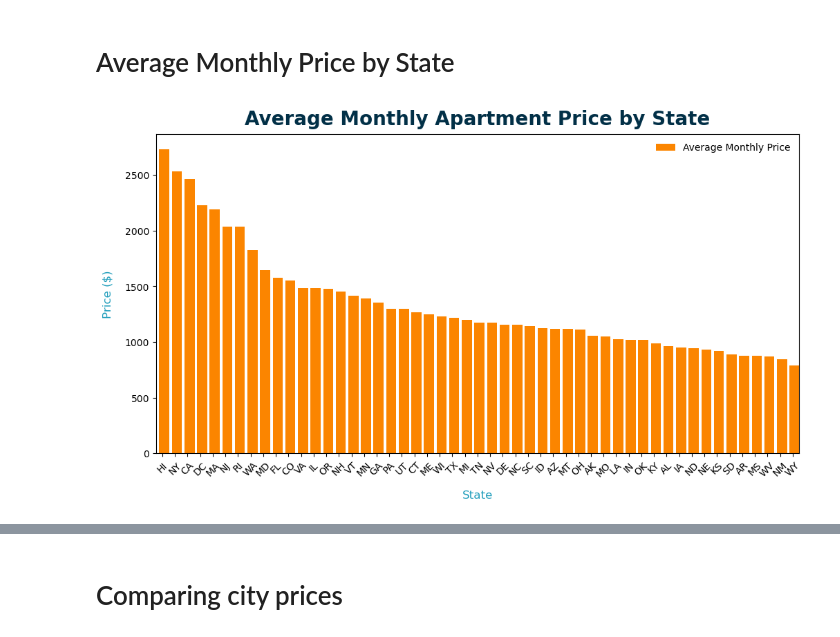
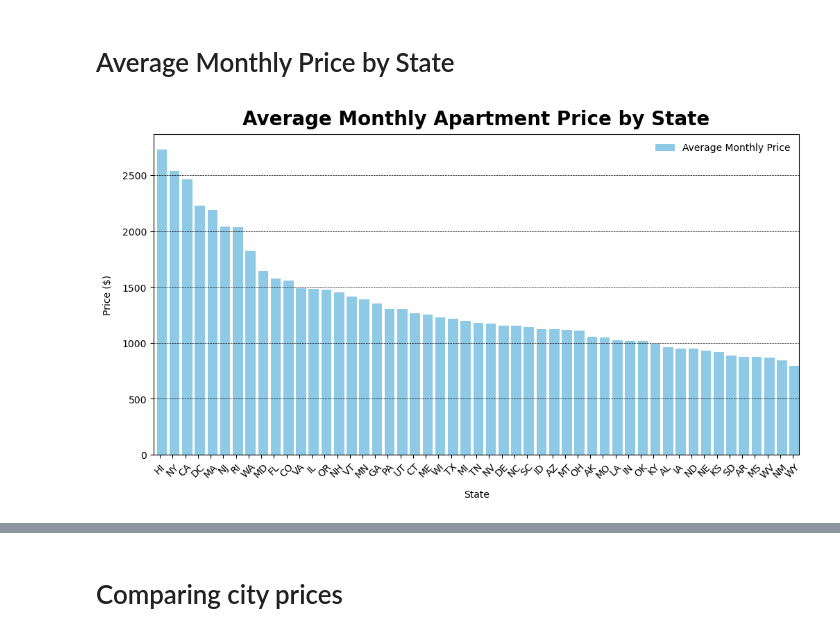
Before and after one commit to tghcb9/dataanalytics-project1-group6, a Jupyter notebook: submission/analysis/question-2.ipynb, the cells around one changed output, grey strips where cells are left out. Cells and saved outputs as stored; diff of their text form; code cells hidden in the pictures.

```diff
--- a/submission/analysis/question-2.ipynb
+++ b/submission/analysis/question-2.ipynb
@@ -39,22 +39,23 @@ data_subset.head()
 # %%
 # data
 price_average_per_state = data_subset.groupby("state")["price"].mean().reset_index().sort_values(by="price", ascending=False)
 
 # figure
-figure = price_average_per_state.plot.bar(x="state", y="price", figsize=(12,6), color="#FB8500")
+figure = price_average_per_state.plot.bar(x="state", y="price", color="#8ECAE6", figsize=(12,6))
 
 # formatting
-figure.set_title("Average Monthly Apartment Price by State", fontsize=20, fontweight="bold", color="#023047", pad=10)
+figure.set_title("Average Monthly Apartment Price by State", fontsize=20, fontweight="bold", pad=10)
 figure.legend(["Average Monthly Price"], loc="upper right", frameon=False)
-figure.set_xlabel("State", fontsize=12, color="#219EBC", labelpad=12)
-figure.set_ylabel("Price ($)", fontsize=12, color="#219EBC", labelpad=12)
+figure.set_xlabel("State", labelpad=10)
+figure.set_ylabel("Price ($)", labelpad=10)
 
+plt.grid(linestyle="--", color="#000000", linewidth=0.5, axis="y")
 plt.xticks(rotation=45)
 for bar in figure.patches:
     bar.set_width(0.8)
 
 # show
 plt.show()
 # %% [output]
-[figure, old version]
+[figure, new version]
 # %% [markdown]
```
Also changed, not shown: parts of 5 cells of this notebook.
